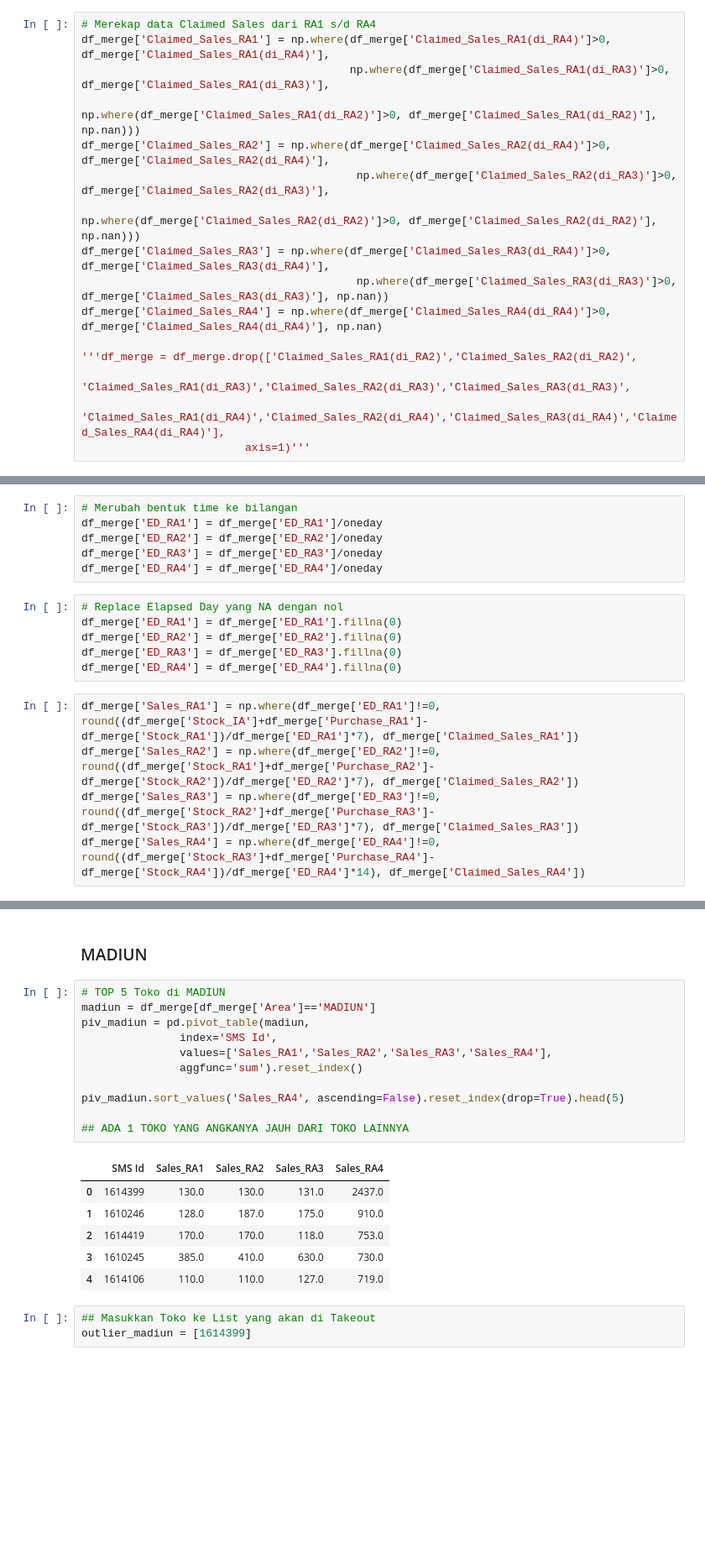
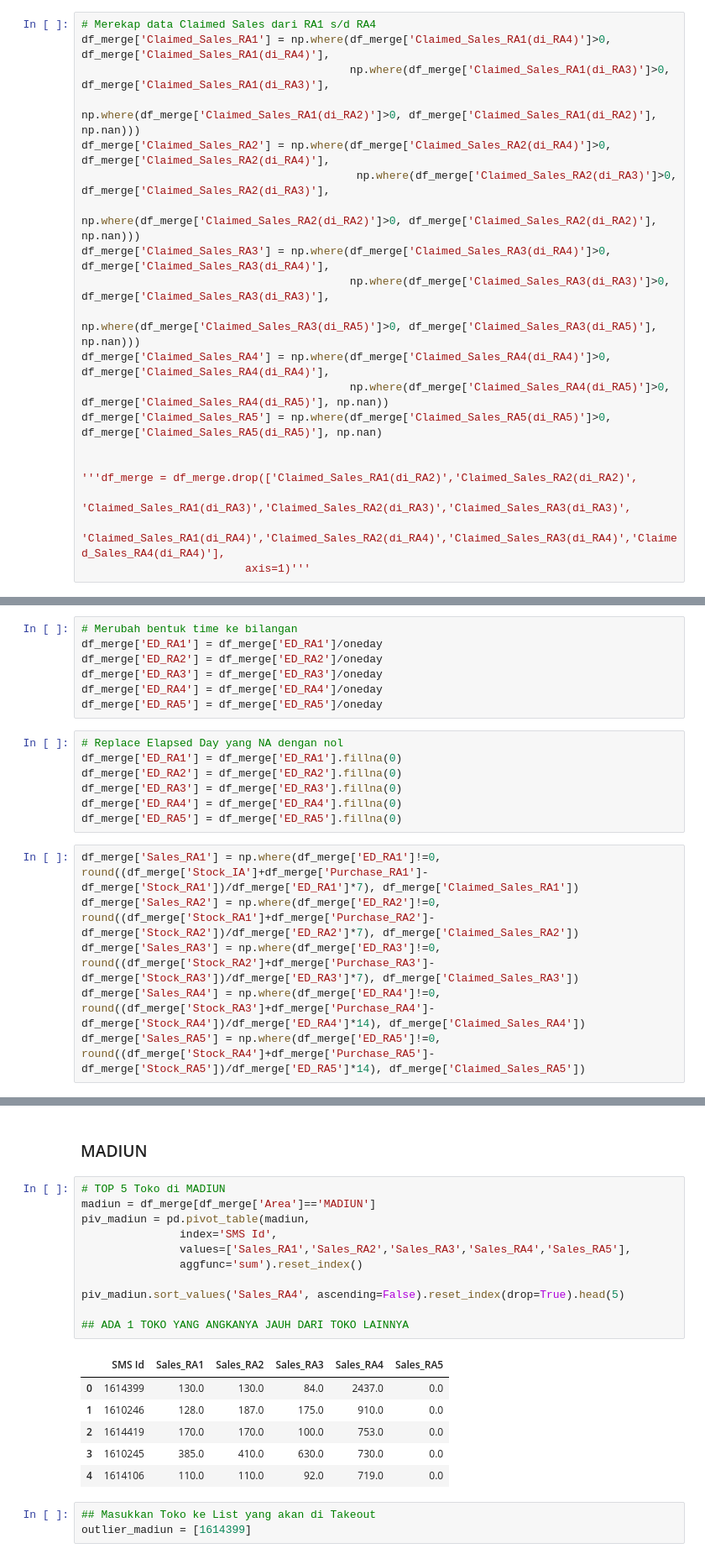
Before and after one commit to dyahrosita/Project, a Jupyter notebook: Project_JTI_5AO.ipynb, the cells around one changed output, grey strips where cells are left out. Shown at 84% size. Cells and saved outputs as stored; diff of their text form; blank space fills up the shorter version.

```diff
--- a/Project_JTI_5AO.ipynb
+++ b/Project_JTI_5AO.ipynb
@@ -709,8 +847,12 @@ df_merge['Claimed_Sales_RA2'] = np.where(df_merge['Claimed_Sales_RA2(di_RA4)']>0
                                           np.where(df_merge['Claimed_Sales_RA2(di_RA3)']>0, df_merge['Claimed_Sales_RA2(di_RA3)'],
                                                    np.where(df_merge['Claimed_Sales_RA2(di_RA2)']>0, df_merge['Claimed_Sales_RA2(di_RA2)'], np.nan)))
 df_merge['Claimed_Sales_RA3'] = np.where(df_merge['Claimed_Sales_RA3(di_RA4)']>0, df_merge['Claimed_Sales_RA3(di_RA4)'],
-                                          np.where(df_merge['Claimed_Sales_RA3(di_RA3)']>0, df_merge['Claimed_Sales_RA3(di_RA3)'], np.nan))
-df_merge['Claimed_Sales_RA4'] = np.where(df_merge['Claimed_Sales_RA4(di_RA4)']>0, df_merge['Claimed_Sales_RA4(di_RA4)'], np.nan)
+                                         np.where(df_merge['Claimed_Sales_RA3(di_RA3)']>0, df_merge['Claimed_Sales_RA3(di_RA3)'],
+                                                  np.where(df_merge['Claimed_Sales_RA3(di_RA5)']>0, df_merge['Claimed_Sales_RA3(di_RA5)'], np.nan)))
+df_merge['Claimed_Sales_RA4'] = np.where(df_merge['Claimed_Sales_RA4(di_RA4)']>0, df_merge['Claimed_Sales_RA4(di_RA4)'],
+                                         np.where(df_merge['Claimed_Sales_RA4(di_RA5)']>0, df_merge['Claimed_Sales_RA4(di_RA5)'], np.nan))
+df_merge['Claimed_Sales_RA5'] = np.where(df_merge['Claimed_Sales_RA5(di_RA5)']>0, df_merge['Claimed_Sales_RA5(di_RA5)'], np.nan)
+
 
 '''df_merge = df_merge.drop(['Claimed_Sales_RA1(di_RA2)','Claimed_Sales_RA2(di_RA2)',
                           'Claimed_Sales_RA1(di_RA3)','Claimed_Sales_RA2(di_RA3)','Claimed_Sales_RA3(di_RA3)',
@@ -724,17 +866,20 @@ df_merge['ED_RA1'] = df_merge['ED_RA1']/oneday
 df_merge['ED_RA2'] = df_merge['ED_RA2']/oneday
 df_merge['ED_RA3'] = df_merge['ED_RA3']/oneday
 df_merge['ED_RA4'] = df_merge['ED_RA4']/oneday
+df_merge['ED_RA5'] = df_merge['ED_RA5']/oneday
 # %%
 # Replace Elapsed Day yang NA dengan nol
 df_merge['ED_RA1'] = df_merge['ED_RA1'].fillna(0)
 df_merge['ED_RA2'] = df_merge['ED_RA2'].fillna(0)
 df_merge['ED_RA3'] = df_merge['ED_RA3'].fillna(0)
 df_merge['ED_RA4'] = df_merge['ED_RA4'].fillna(0)
+df_merge['ED_RA5'] = df_merge['ED_RA5'].fillna(0)
 # %%
 df_merge['Sales_RA1'] = np.where(df_merge['ED_RA1']!=0, round((df_merge['Stock_IA']+df_merge['Purchase_RA1']-df_merge['Stock_RA1'])/df_merge['ED_RA1']*7), df_merge['Claimed_Sales_RA1'])
 df_merge['Sales_RA2'] = np.where(df_merge['ED_RA2']!=0, round((df_merge['Stock_RA1']+df_merge['Purchase_RA2']-df_merge['Stock_RA2'])/df_merge['ED_RA2']*7), df_merge['Claimed_Sales_RA2'])
 df_merge['Sales_RA3'] = np.where(df_merge['ED_RA3']!=0, round((df_merge['Stock_RA2']+df_merge['Purchase_RA3']-df_merge['Stock_RA3'])/df_merge['ED_RA3']*7), df_merge['Claimed_Sales_RA3'])
 df_merge['Sales_RA4'] = np.where(df_merge['ED_RA4']!=0, round((df_merge['Stock_RA3']+df_merge['Purchase_RA4']-df_merge['Stock_RA4'])/df_merge['ED_RA4']*14), df_merge['Claimed_Sales_RA4'])
+df_merge['Sales_RA5'] = np.where(df_merge['ED_RA5']!=0, round((df_merge['Stock_RA4']+df_merge['Purchase_RA5']-df_merge['Stock_RA5'])/df_merge['ED_RA5']*14), df_merge['Claimed_Sales_RA5'])
 # %%
 df_merge[df_merge['visit_RA1'].isna()].head()
 # %% [output]
@@ -1092,21 +1205,21 @@ outlier_karawang = [1614176, 1614206, 1614063,	1610071]
 # %%
 # TOP 5 Toko di MADIUN
 madiun = df_merge[df_merge['Area']=='MADIUN']
 piv_madiun = pd.pivot_table(madiun,
                index='SMS Id',
-               values=['Sales_RA1','Sales_RA2','Sales_RA3','Sales_RA4'],
+               values=['Sales_RA1','Sales_RA2','Sales_RA3','Sales_RA4','Sales_RA5'],
                aggfunc='sum').reset_index()
 
 piv_madiun.sort_values('Sales_RA4', ascending=False).reset_index(drop=True).head(5)
 
 ## ADA 1 TOKO YANG ANGKANYA JAUH DARI TOKO LAINNYA
 # %% [output]
-|  | SMS Id | Sales_RA1 | Sales_RA2 | Sales_RA3 | Sales_RA4 |
-| 0 | 1614399 | 130.0 | 130.0 | 131.0 | 2437.0 |
-| 1 | 1610246 | 128.0 | 187.0 | 175.0 | 910.0 |
-| 2 | 1614419 | 170.0 | 170.0 | 118.0 | 753.0 |
-| 3 | 1610245 | 385.0 | 410.0 | 630.0 | 730.0 |
-| 4 | 1614106 | 110.0 | 110.0 | 127.0 | 719.0 |
+|  | SMS Id | Sales_RA1 | Sales_RA2 | Sales_RA3 | Sales_RA4 | Sales_RA5 |
+| 0 | 1614399 | 130.0 | 130.0 | 84.0 | 2437.0 | 0.0 |
+| 1 | 1610246 | 128.0 | 187.0 | 175.0 | 910.0 | 0.0 |
+| 2 | 1614419 | 170.0 | 170.0 | 100.0 | 753.0 | 0.0 |
+| 3 | 1610245 | 385.0 | 410.0 | 630.0 | 730.0 | 0.0 |
+| 4 | 1614106 | 110.0 | 110.0 | 92.0 | 719.0 | 0.0 |
 # %%
 ## Masukkan Toko ke List yang akan di Takeout
 outlier_madiun = [1614399]
```
Also changed, not shown: parts of 53 cells of this notebook.
